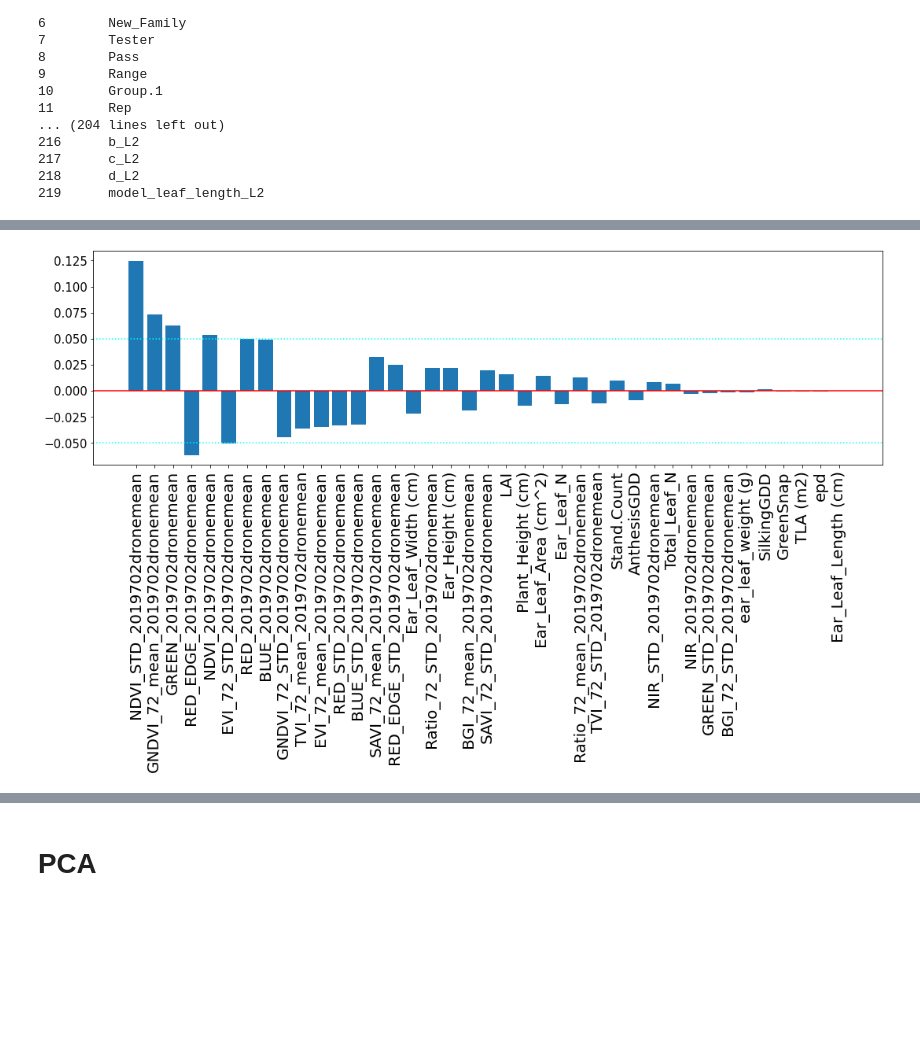
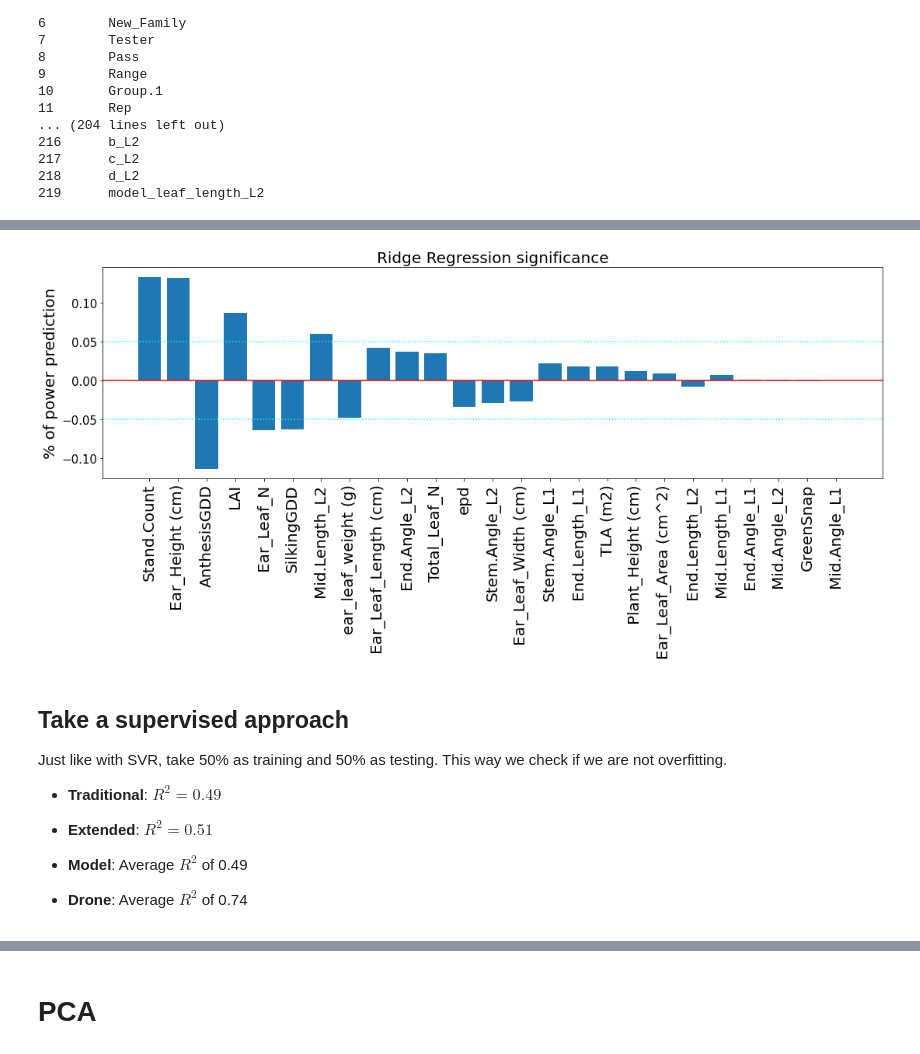
Before and after one commit to amezqui3/synthetic_maize, a Jupyter notebook: code/correlating_field_data.ipynb, the cells around one changed output, grey strips where cells are left out. Saved outputs shown, nothing was run; the diff lists cells and outputs as text; code cells hidden in the pictures; blank space fills up the shorter version.

```diff
--- a/code/correlating_field_data.ipynb
+++ b/code/correlating_field_data.ipynb
@@ -159,9 +159,9 @@ for i in range(len(cols)):
 # %%
 cols = list(data.columns.values)
 colss = cols[15:17] + cols[29:42]
-#colss += cols[192:197] + cols[206:211]
+colss += cols[192:197] + cols[206:211]
 #colss += cols[197:206] + cols[211:]
-colss += cols[42:66]
+#colss += cols[42:66]
 
 pheno = data.loc[:, colss].copy()
 pheno_scaled = StandardScaler().fit_transform(pheno)
@@ -330,6 +347,6 @@ from sklearn.linear_model import Ridge, RidgeCV, Lasso, LassoCV
 # %%
-clf = RidgeCV(np.linspace(0.01,1,50)).fit(pheno_scaled, y_scaled)
-print('Score: ',clf.score(pheno_scaled, y_scaled))
-print('alpha:', clf.alpha_)
+clf = RidgeCV(np.linspace(1,100,50)).fit(pheno_scaled, y_scaled)
+print('R^2 Score: ', np.around(clf.score(pheno_scaled, y_scaled),3))
+print('alpha:', np.around(clf.alpha_,3))
 coefsf = clf.coef_
 # %% [output]
@@ -342,13 +388,28 @@ coef = coefsf/np.sum(np.abs(coefsf))
 # %%
 plt.figure(figsize=(18,5))
 plt.bar(range(len(vals)), coef[argsort])
 plt.axhline(0, c='red')
 plt.axhline(0.05, c='cyan', ls=':')
 plt.axhline(-0.05, c='cyan', ls=':')
 plt.xticks(range(len(vals)), vals, rotation='vertical', fontsize=20);
 plt.tick_params('y', labelsize=15);
+plt.ylabel('% of power prediction', fontsize=20);
+plt.title('Ridge Regression significance', fontsize=20)
+plt.savefig(dst + 'ridge_extended.jpg', dpi=100, bbox_inches='tight')
 # %% [output]
-[figure, old version]
+[figure, new version]
+# %% [markdown]
+## Take a supervised approach
+
+Just like with SVR, take 50% as training and 50% as testing. This way we check if we are not overfitting.
+
+- **Traditional**: $R^2=0.49$
+
+- **Extended**: $R^2=0.51$
+
+- **Model**: Average $R^2$ of 0.49
+
+- **Drone**: Average $R^2$ of 0.74
 # %%
 ridge_params = {'alpha':clf.alpha_, 'fit_intercept':False}
 
```
Also changed, not shown: parts of 53 cells of this notebook, 2 other files.
